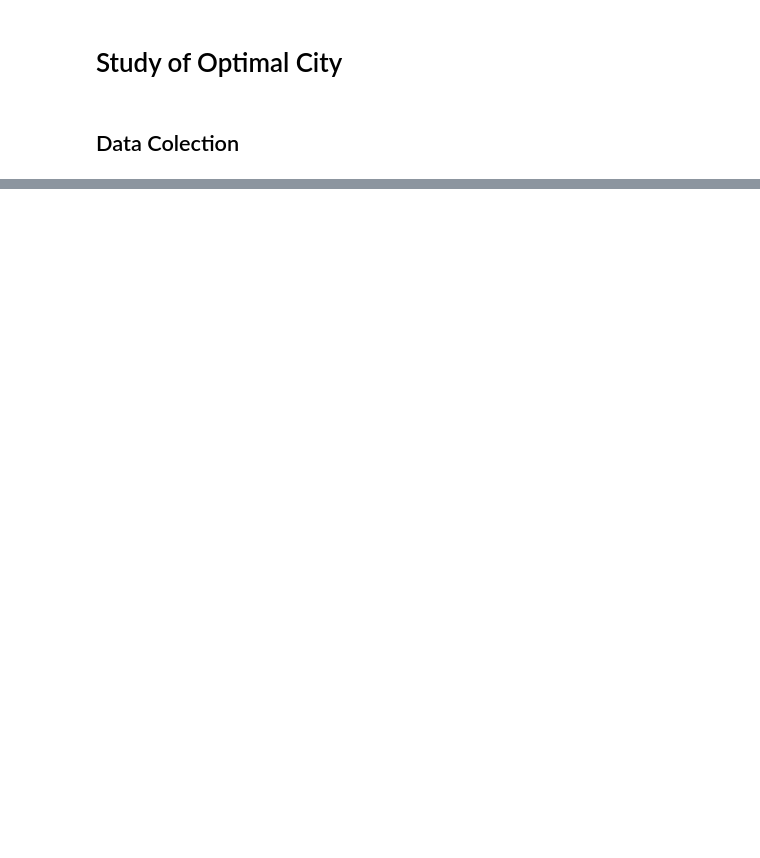
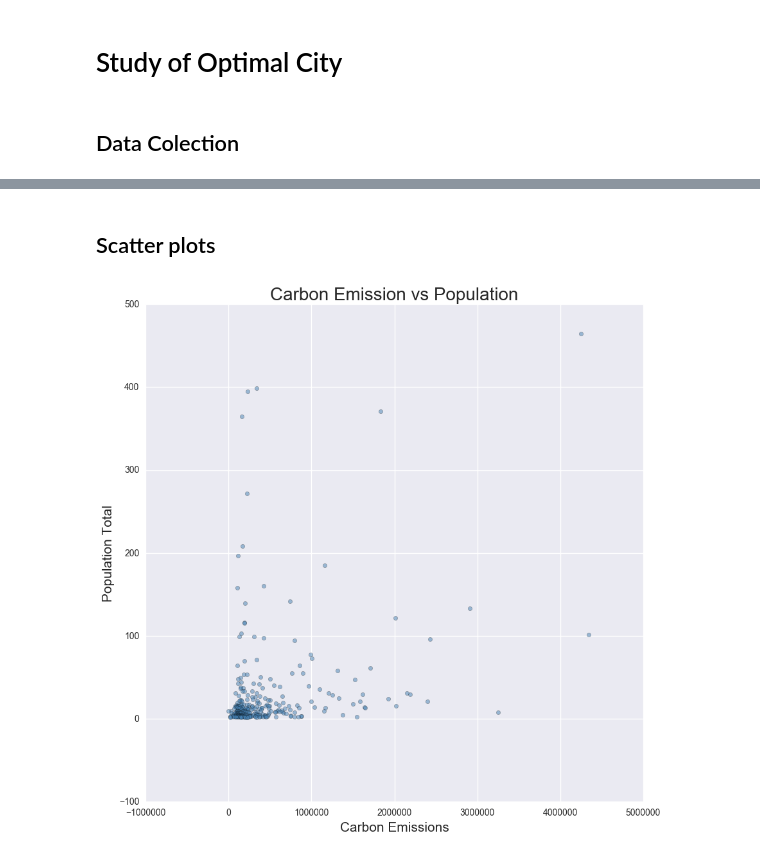
Before and after one commit to esanzglez/Study_of_Optimal_City, a Jupyter notebook: Study_Optimal_City.ipynb, the cells around one changed output, grey strips where cells are left out. Cells and saved outputs as stored; diff of their text form; code cells hidden in the pictures; blank space fills up the shorter version.

```diff
--- a/Study_Optimal_City.ipynb
+++ b/Study_Optimal_City.ipynb
@@ -28,2 +44,4 @@ MSA_codes = MSA_codes.drop('Unnamed: 0', axis = 1)
 # %%
-joined_tables = pd.merge(MSA_codes,county, on = 'County_State', how = 'outer')
+county_codes = pd.merge(MSA_codes,county, on = 'County_State', how = 'outer')
+# %%
+county_codes.dropna(inplace=True)
@@ -30,3 +57,7 @@ joined_tables = pd.merge(MSA_codes,county, on = 'County_State', how = 'outer')
+# %%
+MSAs = county_codes.groupby(by = 'MSA').sum()
+# %%
+MSAs = MSAs.reset_index()
 # %%
 MSAs.columns = ['MSA', 'Code' ,'Total Carbon Emissions' ,'Total']
 # %%
@@ -40,9 +92,13 @@ MSA_sort.head()
+# %% [markdown]
+## Scatter plots
 # %%
 plt.figure(figsize= (10,10))
-plt.scatter(MSA_sort['Total Carbon Emissions'], MSA_sort.Total,c = 'IndianRed')
+plt.scatter(MSA_sort['Total Carbon Emissions'], MSA_sort.Total,c = 'SteelBlue', alpha=0.5)
 plt.title('Carbon Emission vs Population', size = 20)
 plt.xlabel('Carbon Emissions', size = 15)
 plt.ylabel('Population Total', size = 15)
 plt.show()
+# %% [output]
+[figure, added]
 # %%
 plt.figure(figsize= (10,10))
```
Also changed, not shown: parts of 15 cells of this notebook.
